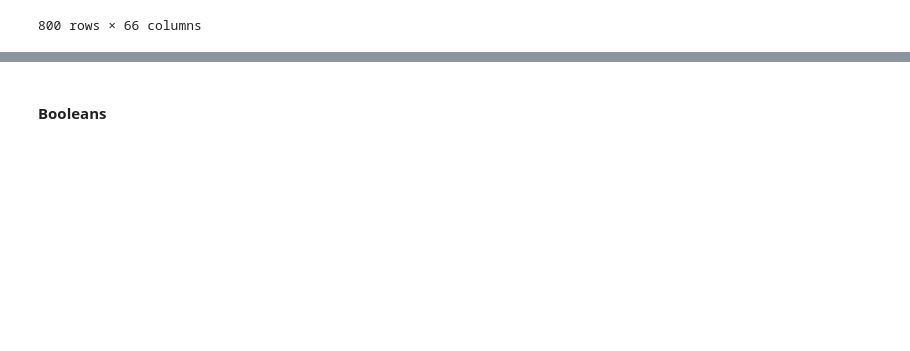
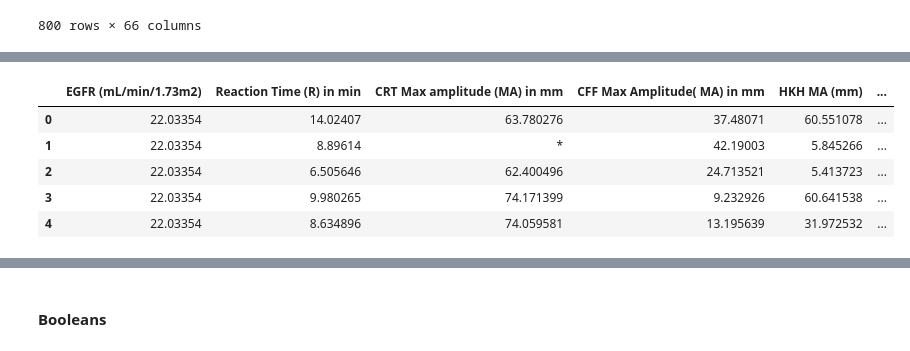
Before and after one commit to kstack21/CapstoneC2023, a Jupyter notebook: steps.ipynb, the cells around one changed output, grey strips where cells are left out. Saved outputs shown, nothing was run; the diff lists cells and outputs as text; code cells hidden in the pictures; blank space fills up the shorter version.

```diff
--- a/steps.ipynb
+++ b/steps.ipynb
@@ -168,0 +266,15 @@ Categorical nominal:
+# %%
+# Import boundary values
+
+# Get the current working directory (base directory)
+base_directory = os.getcwd()
+
+# Define the filename
+filename = 'data_boundaries.json'
+
+# Create the full file path by joining the base directory and filename
+file_path = os.path.join(base_directory, 'data', filename)
+
+with open(file_path, 'r') as json_file:
+    boundaries = json.load(json_file)
+boundaries
@@ -168,0 +298,22 @@ Categorical nominal:
+# %%
+# Replace all boundary values with their correcponding right values
+
+# Iterate over the DataFrame and apply boundaries
+for column, replacement_dict in boundaries.items():
+
+    # Remove spaces in the column
+    clean_df[column] = clean_df[column].replace(regex={r'\s': ''})
+
+    # Use a regular expression to match and replace values
+    for name, replacement in replacement_dict.items():
+        clean_df[column] = clean_df[column].replace({f'^{name}': replacement}, regex=True)
+
+# Show changes
+clean_df[list(boundaries.keys())].head()
+# %% [output]
+|  | EGFR (mL/min/1.73m2) | Reaction Time (R) in min | CRT Max amplitude (MA) in mm | CFF Max Amplitude( MA) in mm | HKH MA (mm) | ... |
+| 0 | 22.03354 | 14.02407 | 63.780276 | 37.48071 | 60.551078 | ... |
+| 1 | 22.03354 | 8.89614 | * | 42.19003 | 5.845266 | ... |
+| 2 | 22.03354 | 6.505646 | 62.400496 | 24.713521 | 5.413723 | ... |
+| 3 | 22.03354 | 9.980265 | 74.171399 | 9.232926 | 60.641538 | ... |
+| 4 | 22.03354 | 8.634896 | 74.059581 | 13.195639 | 31.972532 | ... |
```
Also changed, not shown: parts of 23 cells of this notebook, 3 other files.
